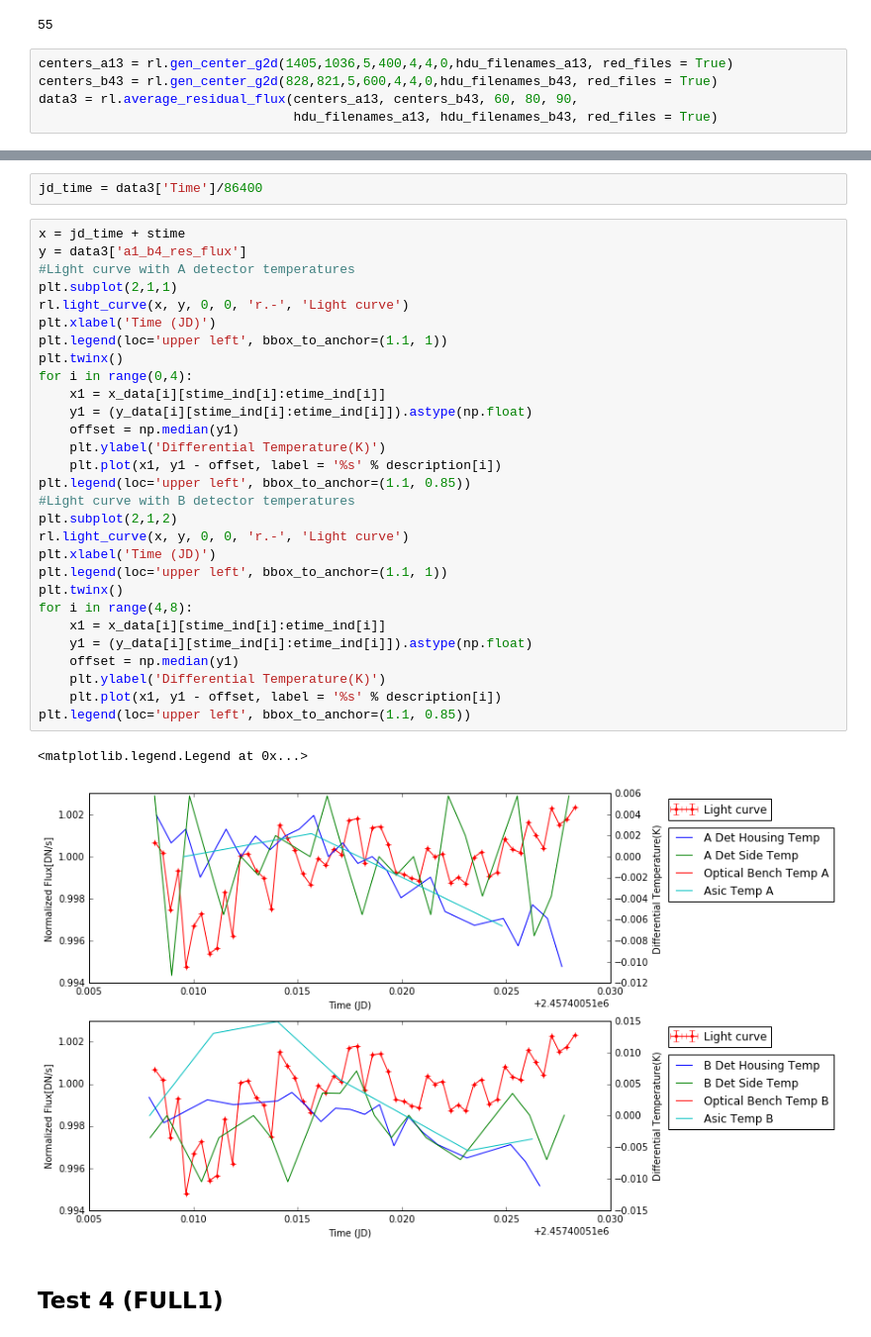
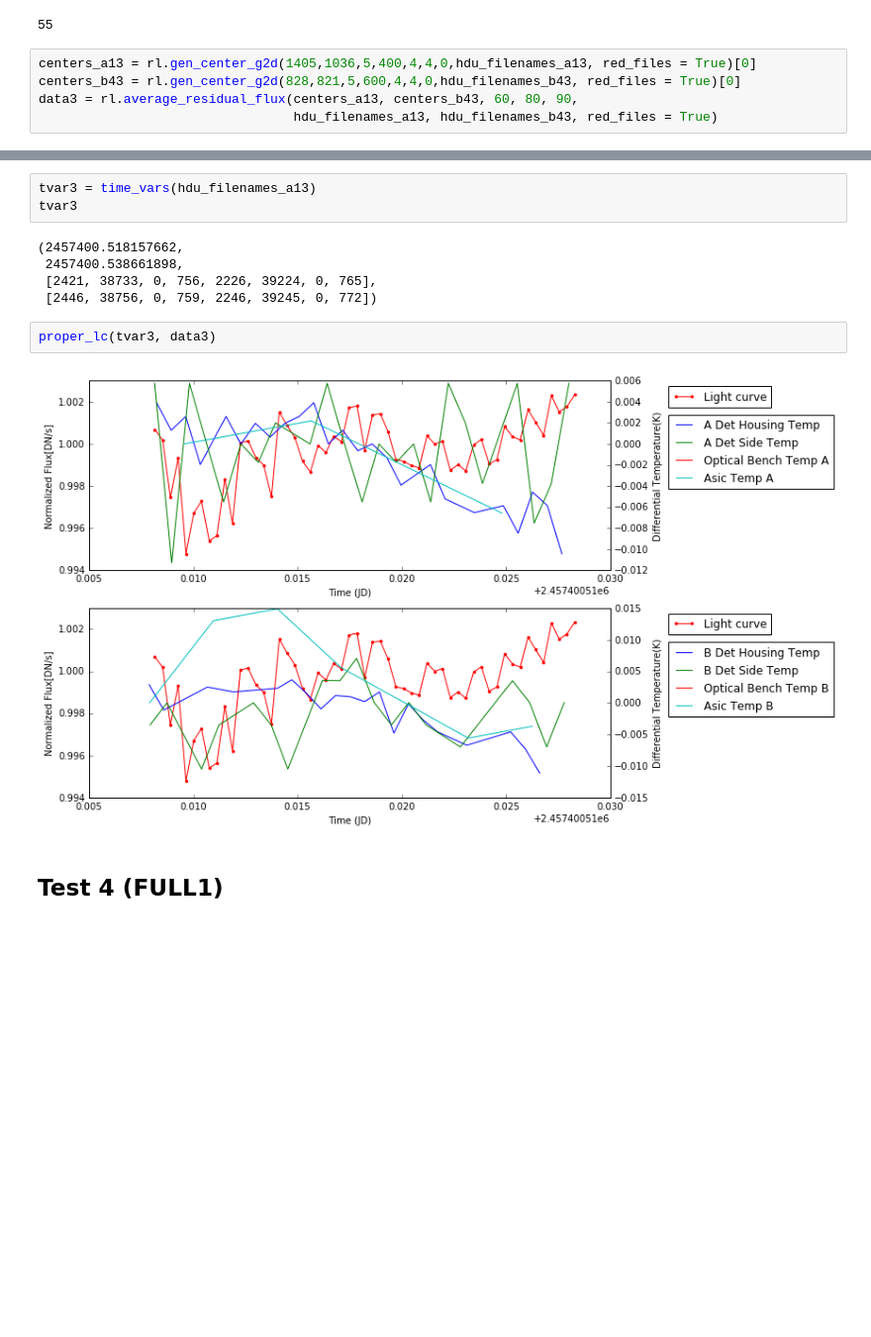
Before and after one commit to rafia37/NIRCam-data-analysis, a Jupyter notebook: Proper Light Curves.ipynb, the cells around one changed output, grey strips where cells are left out. Shown at 99% size. Cells and saved outputs as stored; diff of their text form; blank space fills up the shorter version.

```diff
--- a/Proper Light Curves.ipynb
+++ b/Proper Light Curves.ipynb
@@ -239,7 +203,7 @@ len(hdu_filenames_b43)
 # %% [output]
 55
 # %%
-centers_a13 = rl.gen_center_g2d(1405,1036,5,400,4,4,0,hdu_filenames_a13, red_files = True)
-centers_b43 = rl.gen_center_g2d(828,821,5,600,4,4,0,hdu_filenames_b43, red_files = True)
+centers_a13 = rl.gen_center_g2d(1405,1036,5,400,4,4,0,hdu_filenames_a13, red_files = True)[0]
+centers_b43 = rl.gen_center_g2d(828,821,5,600,4,4,0,hdu_filenames_b43, red_files = True)[0]
 data3 = rl.average_residual_flux(centers_a13, centers_b43, 60, 80, 90,
                                  hdu_filenames_a13, hdu_filenames_b43, red_files = True)
@@ -267,37 +210,15 @@ print stime, etime, stime_ind, etime_ind
-# %%
-jd_time = data3['Time']/86400
-# %%
-x = jd_time + stime
-y = data3['a1_b4_res_flux']
-#Light curve with A detector temperatures
-plt.subplot(2,1,1)
-rl.light_curve(x, y, 0, 0, 'r.-', 'Light curve')
-plt.xlabel('Time (JD)')
-plt.legend(loc='upper left', bbox_to_anchor=(1.1, 1))
-plt.twinx()
-for i in range(0,4):
-    x1 = x_data[i][stime_ind[i]:etime_ind[i]]
-    y1 = (y_data[i][stime_ind[i]:etime_ind[i]]).astype(np.float)
-    offset = np.median(y1)
-    plt.ylabel('Differential Temperature(K)')
-    plt.plot(x1, y1 - offset, label = '%s' % description[i])
-plt.legend(loc='upper left', bbox_to_anchor=(1.1, 0.85))
-#Light curve with B detector temperatures
-plt.subplot(2,1,2)
-rl.light_curve(x, y, 0, 0, 'r.-', 'Light curve')
-plt.xlabel('Time (JD)')
-plt.legend(loc='upper left', bbox_to_anchor=(1.1, 1))
-plt.twinx()
-for i in range(4,8):
-    x1 = x_data[i][stime_ind[i]:etime_ind[i]]
-    y1 = (y_data[i][stime_ind[i]:etime_ind[i]]).astype(np.float)
-    offset = np.median(y1)
-    plt.ylabel('Differential Temperature(K)')
-    plt.plot(x1, y1 - offset, label = '%s' % description[i])
-plt.legend(loc='upper left', bbox_to_anchor=(1.1, 0.85))
-# %% [output]
-<matplotlib.legend.Legend at 0x...>
-[figure, removed]
+# %%
+tvar3 = time_vars(hdu_filenames_a13)
+tvar3
+# %% [output]
+(2457400.518157662,
+ 2457400.538661898,
+ [2421, 38733, 0, 756, 2226, 39224, 0, 765],
+ [2446, 38756, 0, 759, 2246, 39245, 0, 772])
+# %%
+proper_lc(tvar3, data3)
+# %% [output]
+[figure, added]
 # %% [markdown]
 ## Test 4 (FULL1)
 # %%
```
Also changed, not shown: parts of 164 cells of this notebook.
